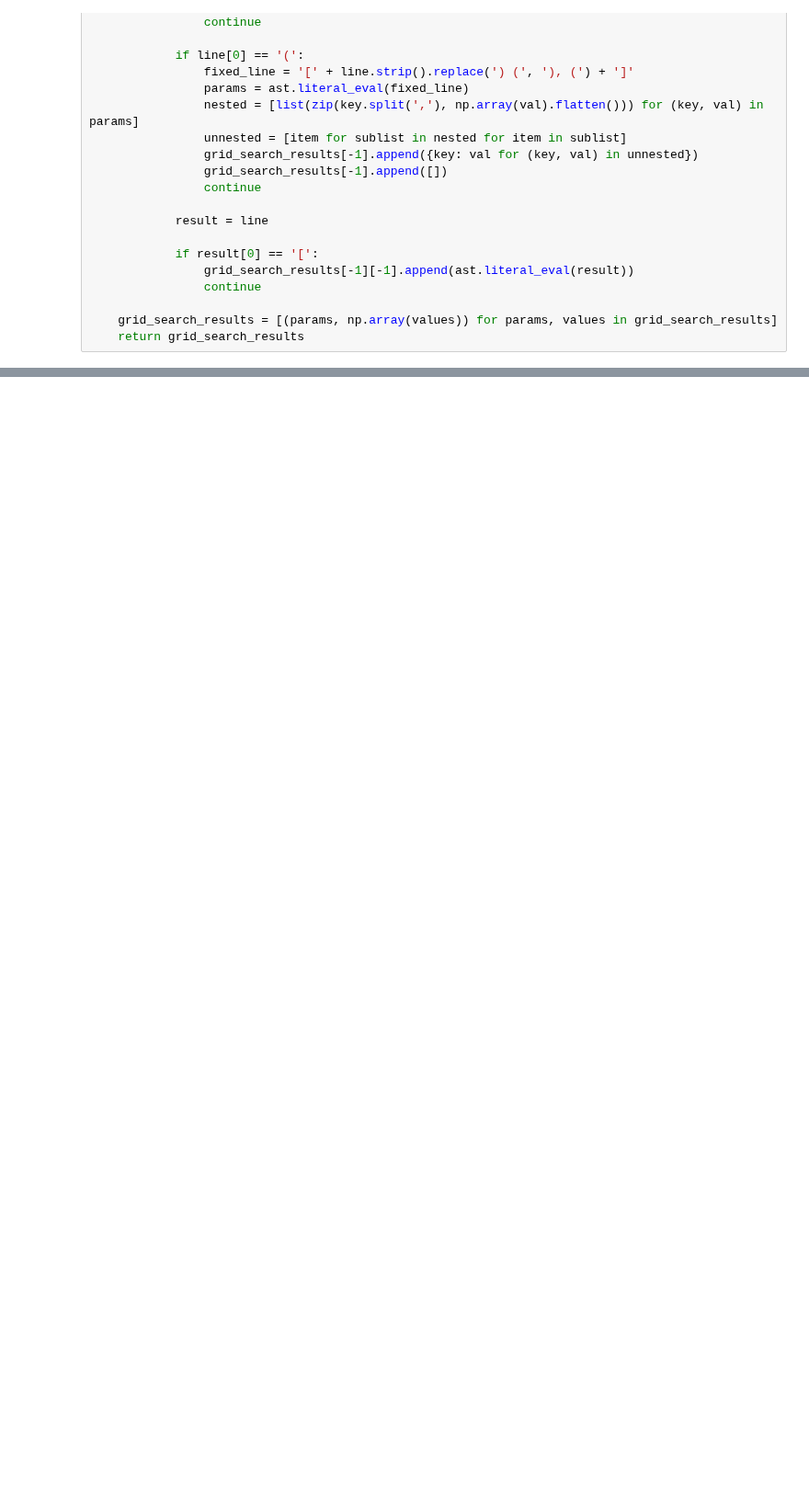
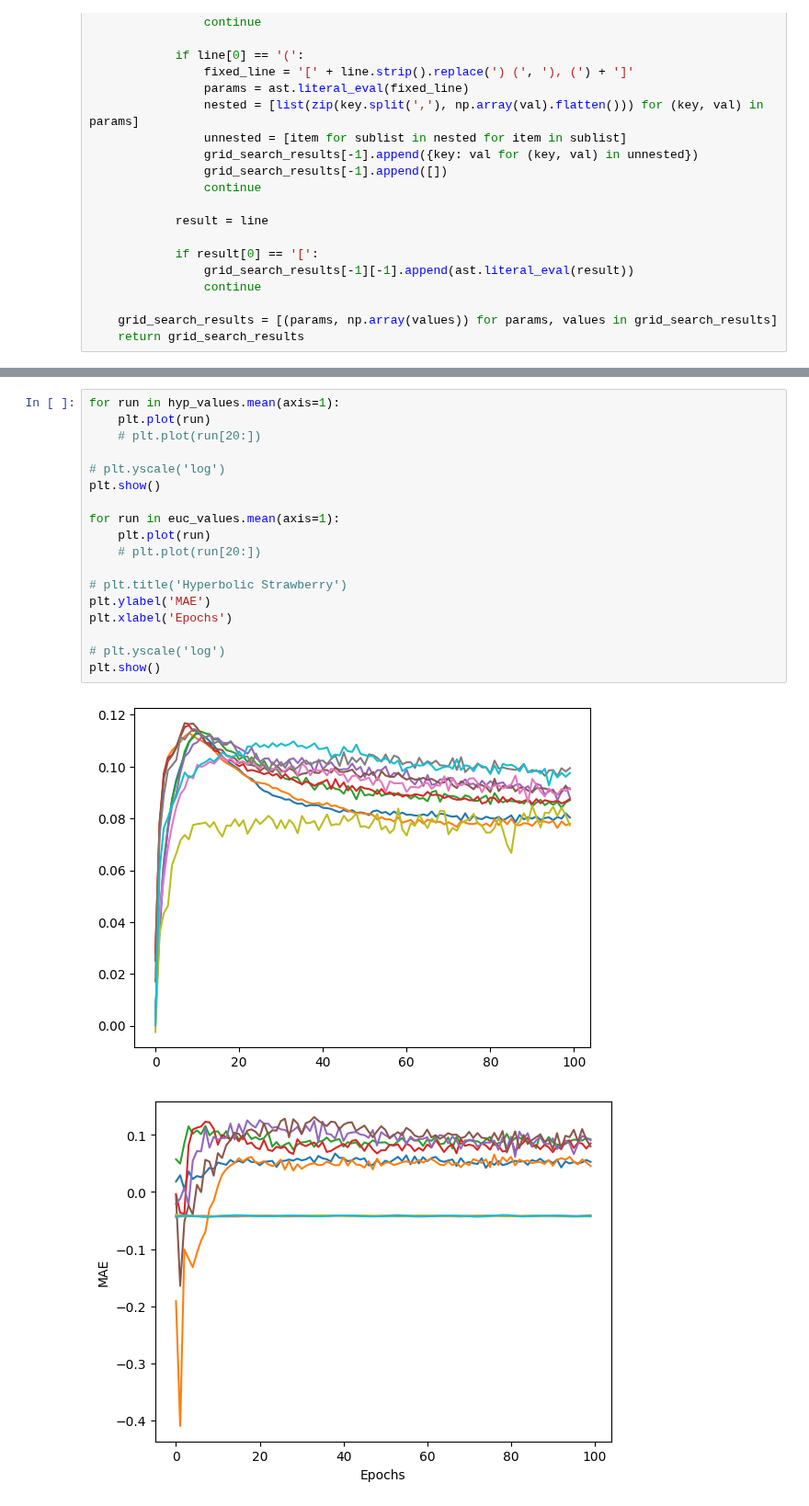
Before and after one commit to Rory-Dam/master_thesis, a Jupyter notebook: beer/plot_results.ipynb, the cells around one changed output, grey strips where cells are left out. Shown at 92% size. Saved outputs shown, nothing was run; the diff lists cells and outputs as text; blank space fills up the shorter version.

```diff
--- a/beer/plot_results.ipynb
+++ b/beer/plot_results.ipynb
@@ -129,0 +134,21 @@ for i, lr in enumerate(param_grid['lr']):
+# %%
+for run in hyp_values.mean(axis=1):
+    plt.plot(run)
+    # plt.plot(run[20:])
+
+# plt.yscale('log')
+plt.show()
+
+for run in euc_values.mean(axis=1):
+    plt.plot(run)
+    # plt.plot(run[20:])
+
+# plt.title('Hyperbolic Strawberry')
+plt.ylabel('MAE')
+plt.xlabel('Epochs')
+
+# plt.yscale('log')
+plt.show()
+# %% [output]
+[figure, added]
+[figure, added]
```
Also changed, not shown: parts of 10 cells of this notebook, 9 other files.
